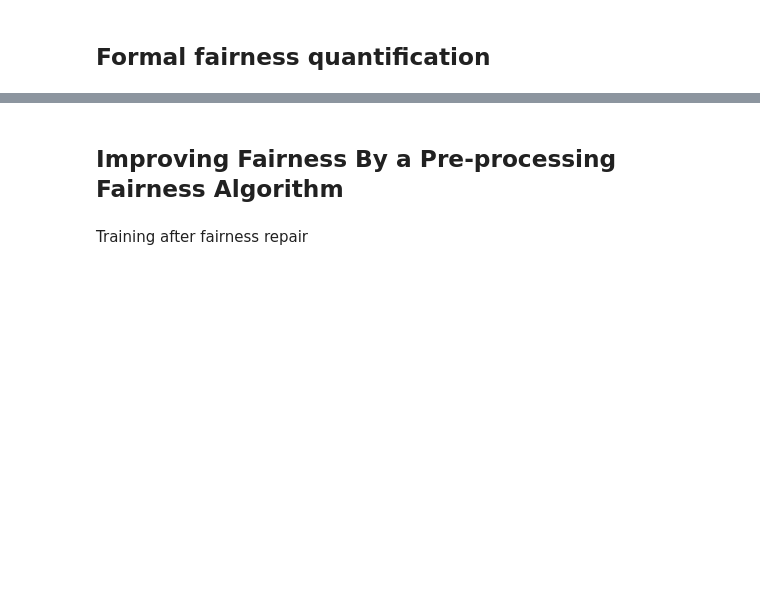
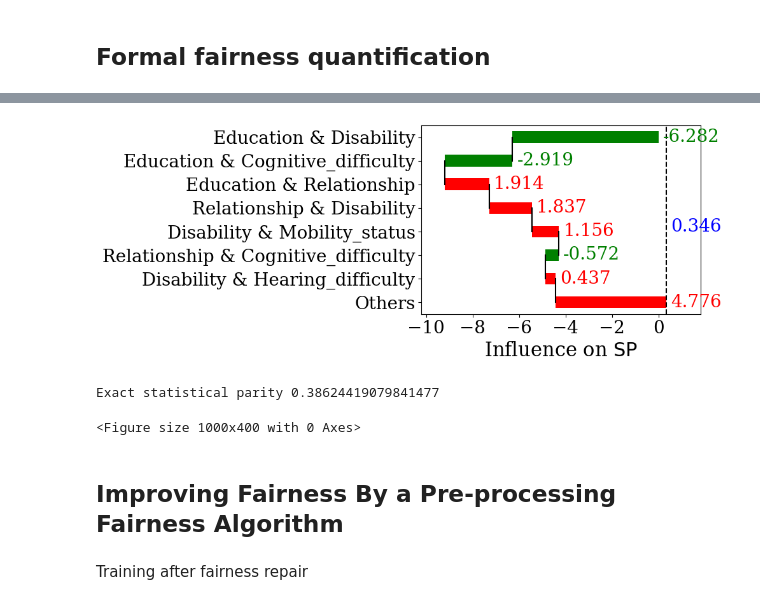
Before and after one commit to bishwamittra/script_tutorial_fairness, a Jupyter notebook: folktables.ipynb, the cells around one changed output, grey strips where cells are left out. Drawn from its saved outputs; the diff is of its cells as text; code cells hidden in the pictures; blank space fills up the shorter version.

```diff
--- a/folktables.ipynb
+++ b/folktables.ipynb
@@ -265,3 +336,25 @@ categories['Marital status']
+# %%
+k = 7
+fairXplainer_result = fairXplainer.get_top_k_weights(k=k)
+
+plt = fif_plot(fairXplainer_result,
+               draw_waterfall=True,
+               labelsize=labelsize,
+               figure_size=(10,4),
+               text_y_pad=0.2,
+               xlim=None,
+               result_x_pad=0.02,
+               x_label="Influence on " + r"$ \mathsf{SP} $"
+        )
+plt.tight_layout()
+plt.show()
+plt.clf()
+
+print("Exact statistical parity", fairXplainer.statistical_parity_sample())
+# %% [output]
+[figure, added]
+Exact statistical parity 0.38624419079841477
+<Figure size 1000x400 with 0 Axes>
 # %% [markdown]
 ## Improving Fairness By a Pre-processing Fairness Algorithm
 # %%
```
Also changed, not shown: parts of 26 cells of this notebook, 8 other files.
